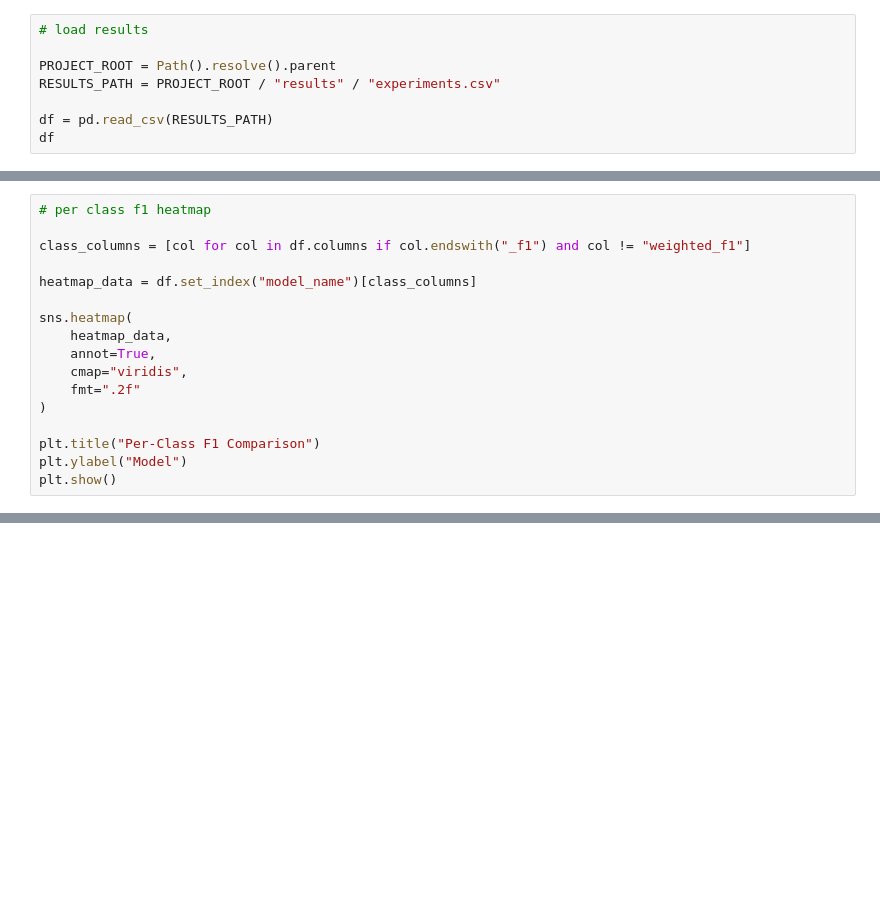
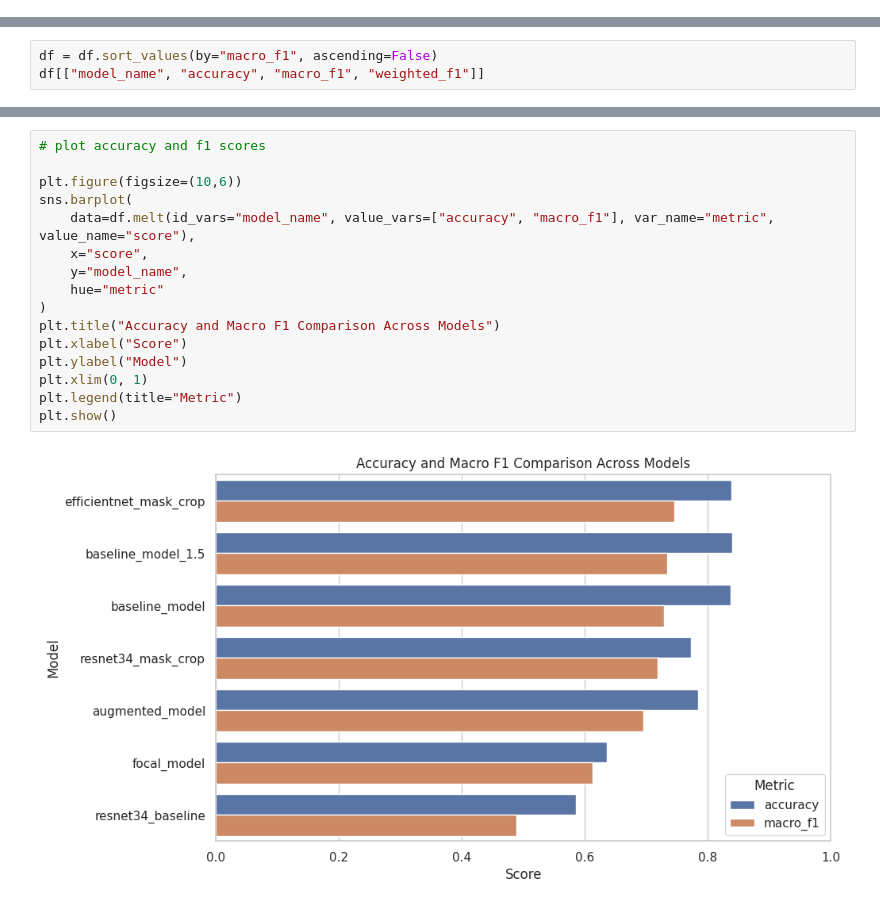
Before and after one commit to Saber0722/Tele-Dermatology, a Jupyter notebook: notebooks/compare_models.ipynb, the cells around one changed output, grey strips where cells are left out. Cells and saved outputs as stored; diff of their text form; blank space fills up the shorter version.

```diff
--- a/notebooks/compare_models.ipynb
+++ b/notebooks/compare_models.ipynb
@@ -13,8 +23,0 @@ plt.rcParams["figure.figsize"] = (10, 6)
-# %%
-# load results
-
-PROJECT_ROOT = Path().resolve().parent
-RESULTS_PATH = PROJECT_ROOT / "results" / "experiments.csv"
-
-df = pd.read_csv(RESULTS_PATH)
-df
@@ -54,17 +23,0 @@ plt.show()
-# %%
-# per class f1 heatmap
-
-class_columns = [col for col in df.columns if col.endswith("_f1") and col != "weighted_f1"]
-
-heatmap_data = df.set_index("model_name")[class_columns]
-
-sns.heatmap(
-    heatmap_data,
-    annot=True,
-    cmap="viridis",
-    fmt=".2f"
-)
-
-plt.title("Per-Class F1 Comparison")
-plt.ylabel("Model")
-plt.show()
@@ -98,0 +24,3 @@ plot_radar("baseline_model")
+# %%
+df = df.sort_values(by="macro_f1", ascending=False)
+df[["model_name", "accuracy", "macro_f1", "weighted_f1"]]
@@ -98,0 +36,18 @@ plot_radar("baseline_model")
+# %%
+# plot accuracy and f1 scores
+
+plt.figure(figsize=(10,6))
+sns.barplot(
+    data=df.melt(id_vars="model_name", value_vars=["accuracy", "macro_f1"], var_name="metric", value_name="score"),
+    x="score",
+    y="model_name",
+    hue="metric"
+)
+plt.title("Accuracy and Macro F1 Comparison Across Models")
+plt.xlabel("Score")
+plt.ylabel("Model")
+plt.xlim(0, 1)
+plt.legend(title="Metric")
+plt.show()
+# %% [output]
+[figure, added]
```
Also changed, not shown: parts of 12 cells of this notebook, 32 other files.
